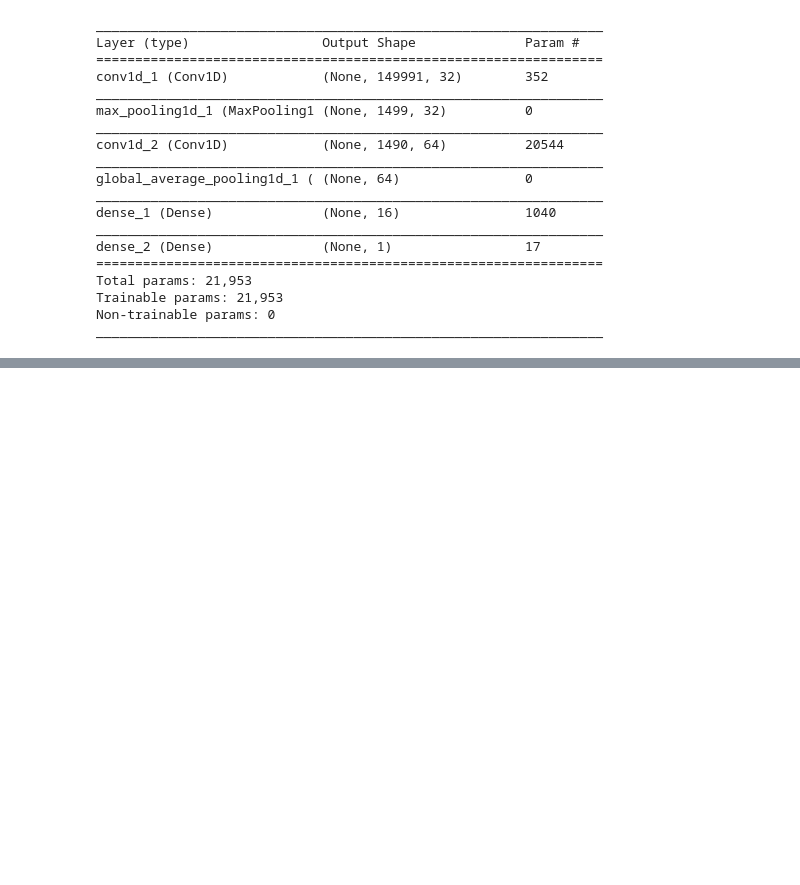
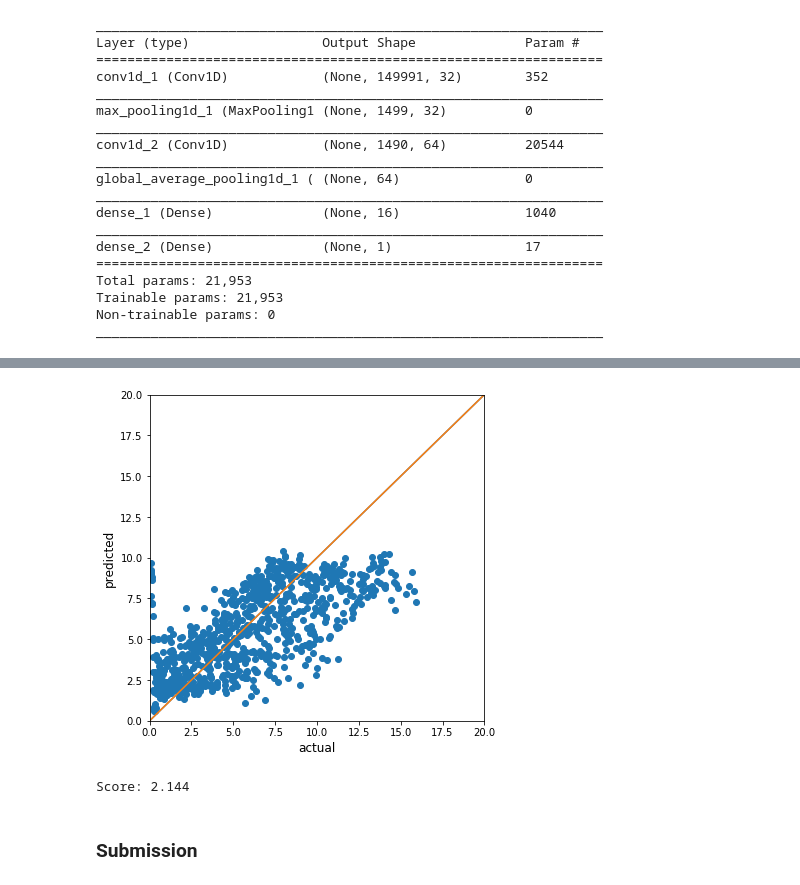
Before and after one commit to Hendricks27/NINI, a Jupyter notebook: whzhang/baseline ver1.1.ipynb, the cells around one changed output, grey strips where cells are left out. Saved outputs shown, nothing was run; the diff lists cells and outputs as text; code cells hidden in the pictures; blank space fills up the shorter version.

Commit message:
cnn_submission

```diff
--- a/whzhang/baseline ver1.1.ipynb
+++ b/whzhang/baseline ver1.1.ipynb
@@ -672,0 +681,22 @@ Use tf.cast instead.
+# %%
+y_pred = model.predict(X_val)
+# %%
+# Plot
+plt.figure(figsize=(6, 6))
+plt.scatter(y_val, y_pred)
+plt.xlim(0, 20)
+plt.ylim(0, 20)
+plt.xlabel('actual', fontsize=12)
+plt.ylabel('predicted', fontsize=12)
+plt.plot([(0, 0), (20, 20)], [(0, 0), (20, 20)])
+plt.show()
+# %% [output]
+[figure, added]
+# %%
+# training Score
+score = mean_absolute_error(y_val.flatten(), y_pred)
+print(f'Score: {score:0.3f}')
+# %% [output]
+Score: 2.144
+# %% [markdown]
+### Submission
```
Also changed, not shown: parts of 10 cells of this notebook, 1 other file.
